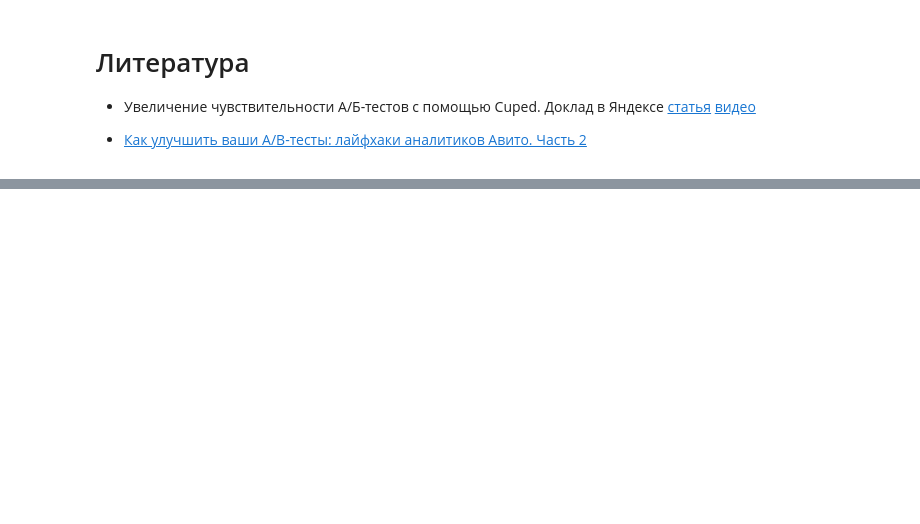
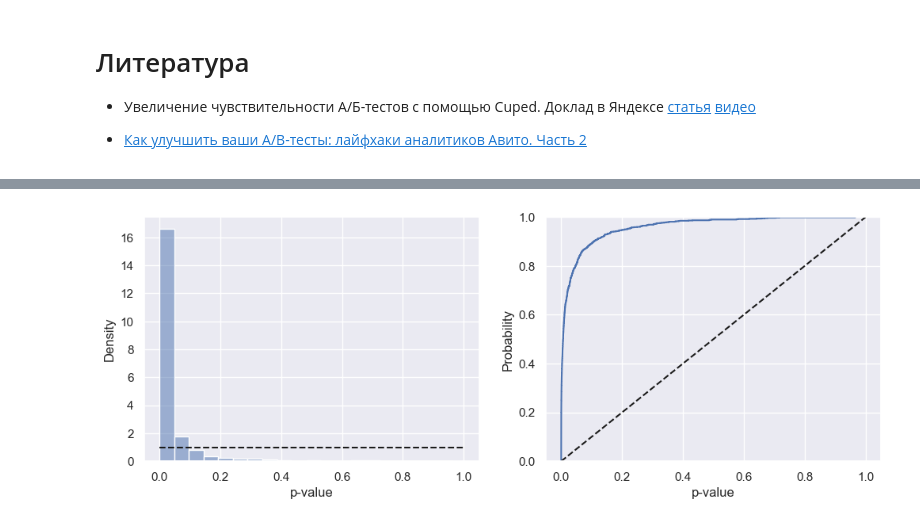
Before and after one commit to ShashlovAI/stat, a Jupyter notebook: AB/cuped.ipynb, the cells around one changed output, grey strips where cells are left out. Saved outputs shown, nothing was run; the diff lists cells and outputs as text; code cells hidden in the pictures; blank space fills up the shorter version.

```diff
--- a/AB/cuped.ipynb
+++ b/AB/cuped.ipynb
@@ -90,0 +109,12 @@ print(f"Реальный уровень значимости: {round(bad_cnt / N
+# %%
+p_values = []
+for _ in range(1000):
+    df_control = generate_data(sample_size, corr)
+    df_test = generate_data(sample_size, corr)
+    df_test['metric'] = df_test['metric'] + np.random.normal(loc=0.1, scale=0.01, size=sample_size)
+
+    p_values.append(check_cuped_test(df_control, df_test, covariate_column='metric_before'))
+# %%
+plot_hist_and_ecdf(p_values, add_hline=False)
+# %% [output]
+[figure, added]
```
Also changed, not shown: parts of 15 cells of this notebook.
